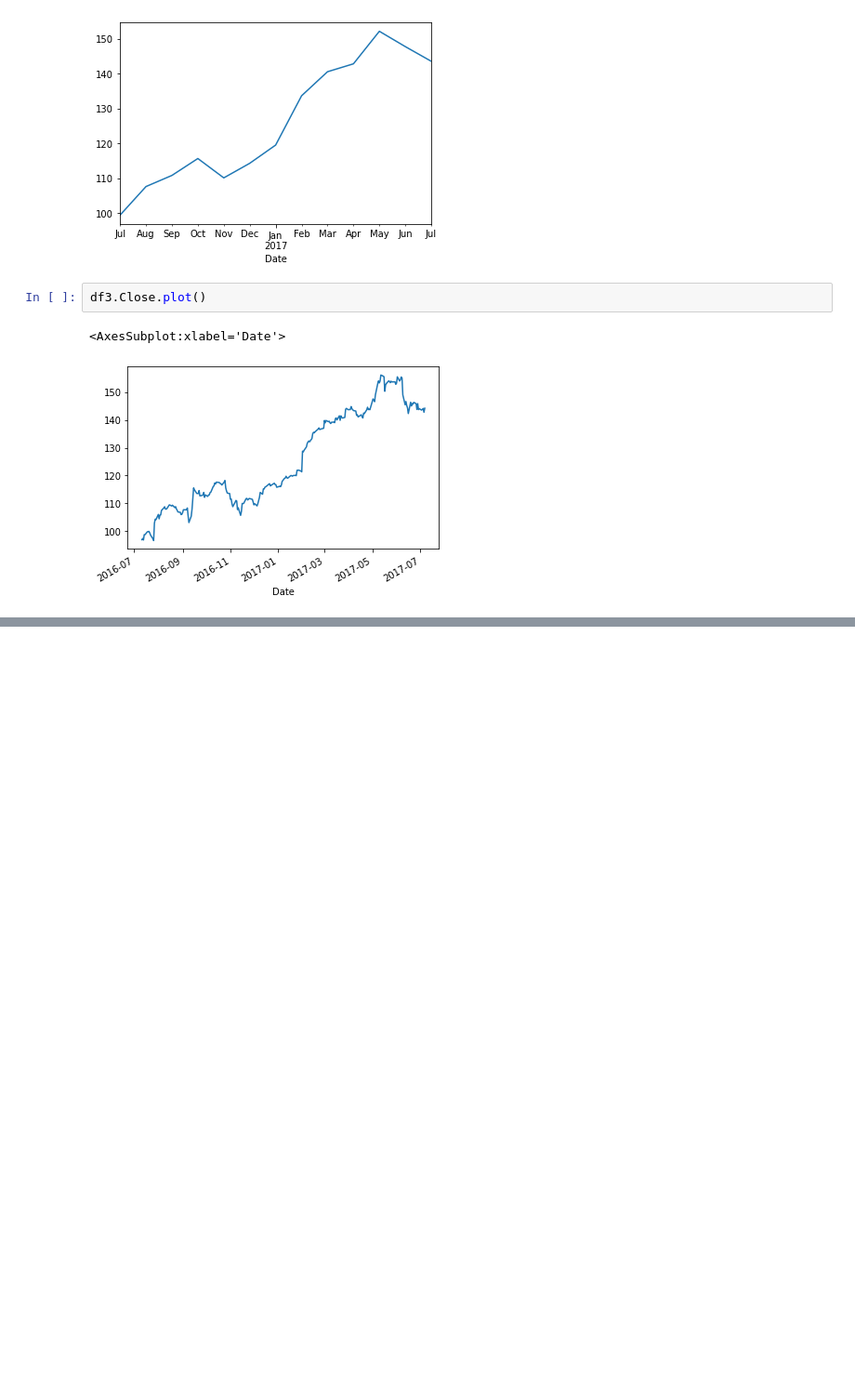
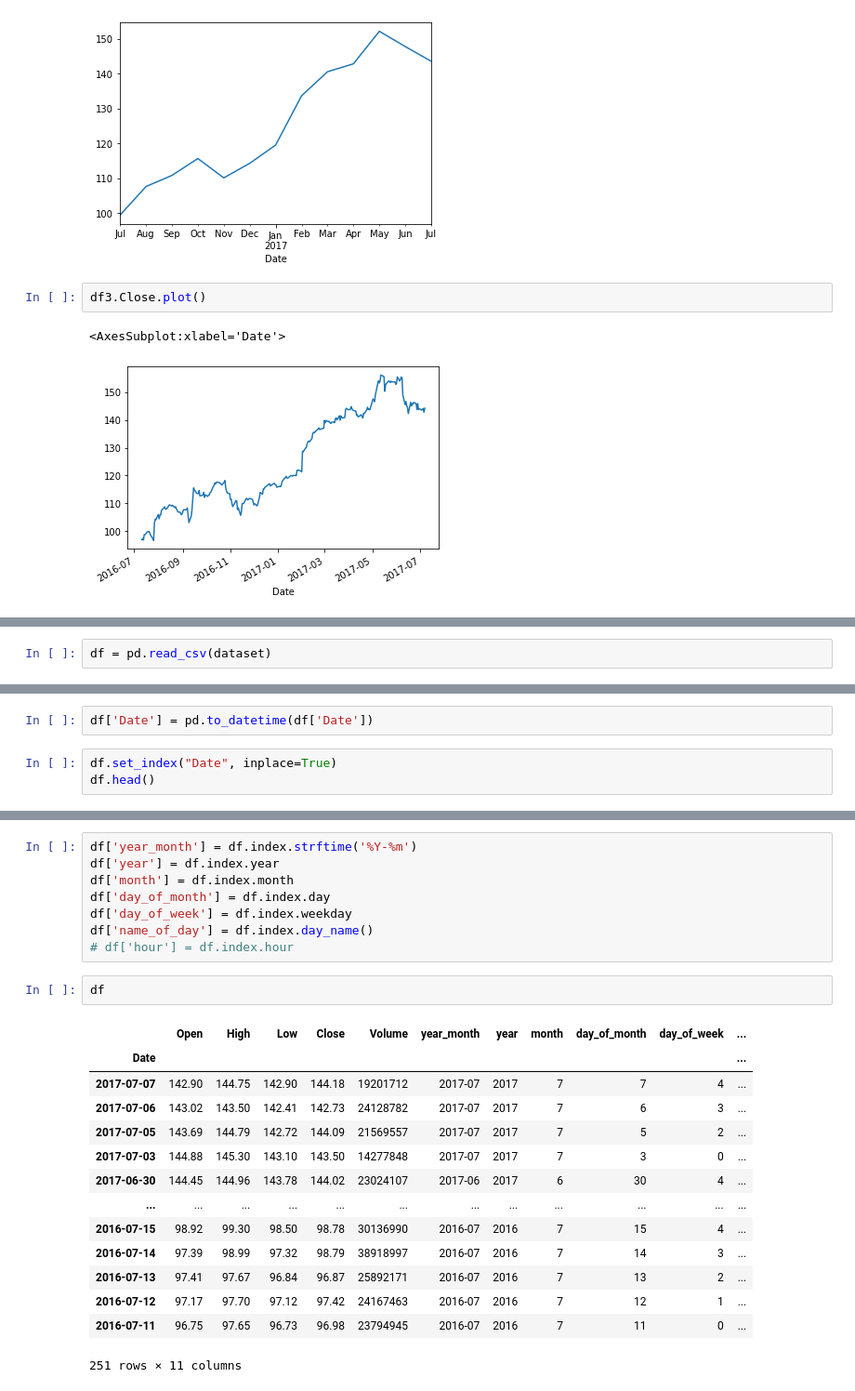
Before and after one commit to adsum-ss/pythonlibraries, a Jupyter notebook: Pandas/Pandas_Part_2/19_pd.Time_Methods.ipynb, the cells around one changed output, grey strips where cells are left out. Shown: that part at 93% size. Drawn from its saved outputs; the diff is of its cells as text; blank space fills up the shorter version.

```diff
--- a/Pandas/Pandas_Part_2/19_pd.Time_Methods.ipynb
+++ b/Pandas/Pandas_Part_2/19_pd.Time_Methods.ipynb
@@ -309,0 +314,2 @@ df3.Close.plot()
+# %%
+df = pd.read_csv(dataset)
@@ -309,0 +341,5 @@ df3.Close.plot()
+# %%
+df['Date'] = pd.to_datetime(df['Date'])
+# %%
+df.set_index("Date", inplace=True)
+df.head()
@@ -309,0 +354,25 @@ df3.Close.plot()
+# %%
+df['year_month'] = df.index.strftime('%Y-%m')
+df['year'] = df.index.year
+df['month'] = df.index.month
+df['day_of_month'] = df.index.day
+df['day_of_week'] = df.index.weekday
+df['name_of_day'] = df.index.day_name()
+# df['hour'] = df.index.hour
+# %%
+df
+# %% [output]
+|  | Open | High | Low | Close | Volume | year_month | year | month | day_of_month | day_of_week | ... |
+| Date |  |  |  |  |  |  |  |  |  |  | ... |
+| 2017-07-07 | 142.90 | 144.75 | 142.90 | 144.18 | 19201712 | 2017-07 | 2017 | 7 | 7 | 4 | ... |
+| 2017-07-06 | 143.02 | 143.50 | 142.41 | 142.73 | 24128782 | 2017-07 | 2017 | 7 | 6 | 3 | ... |
+| 2017-07-05 | 143.69 | 144.79 | 142.72 | 144.09 | 21569557 | 2017-07 | 2017 | 7 | 5 | 2 | ... |
+| 2017-07-03 | 144.88 | 145.30 | 143.10 | 143.50 | 14277848 | 2017-07 | 2017 | 7 | 3 | 0 | ... |
+| 2017-06-30 | 144.45 | 144.96 | 143.78 | 144.02 | 23024107 | 2017-06 | 2017 | 6 | 30 | 4 | ... |
+| ... | ... | ... | ... | ... | ... | ... | ... | ... | ... | ... | ... |
+| 2016-07-15 | 98.92 | 99.30 | 98.50 | 98.78 | 30136990 | 2016-07 | 2016 | 7 | 15 | 4 | ... |
+| 2016-07-14 | 97.39 | 98.99 | 97.32 | 98.79 | 38918997 | 2016-07 | 2016 | 7 | 14 | 3 | ... |
+| 2016-07-13 | 97.41 | 97.67 | 96.84 | 96.87 | 25892171 | 2016-07 | 2016 | 7 | 13 | 2 | ... |
+| 2016-07-12 | 97.17 | 97.70 | 97.12 | 97.42 | 24167463 | 2016-07 | 2016 | 7 | 12 | 1 | ... |
+| 2016-07-11 | 96.75 | 97.65 | 96.73 | 96.98 | 23794945 | 2016-07 | 2016 | 7 | 11 | 0 | ... |
+251 rows × 11 columns
```
Also changed, not shown: parts of 6 cells of this notebook.
